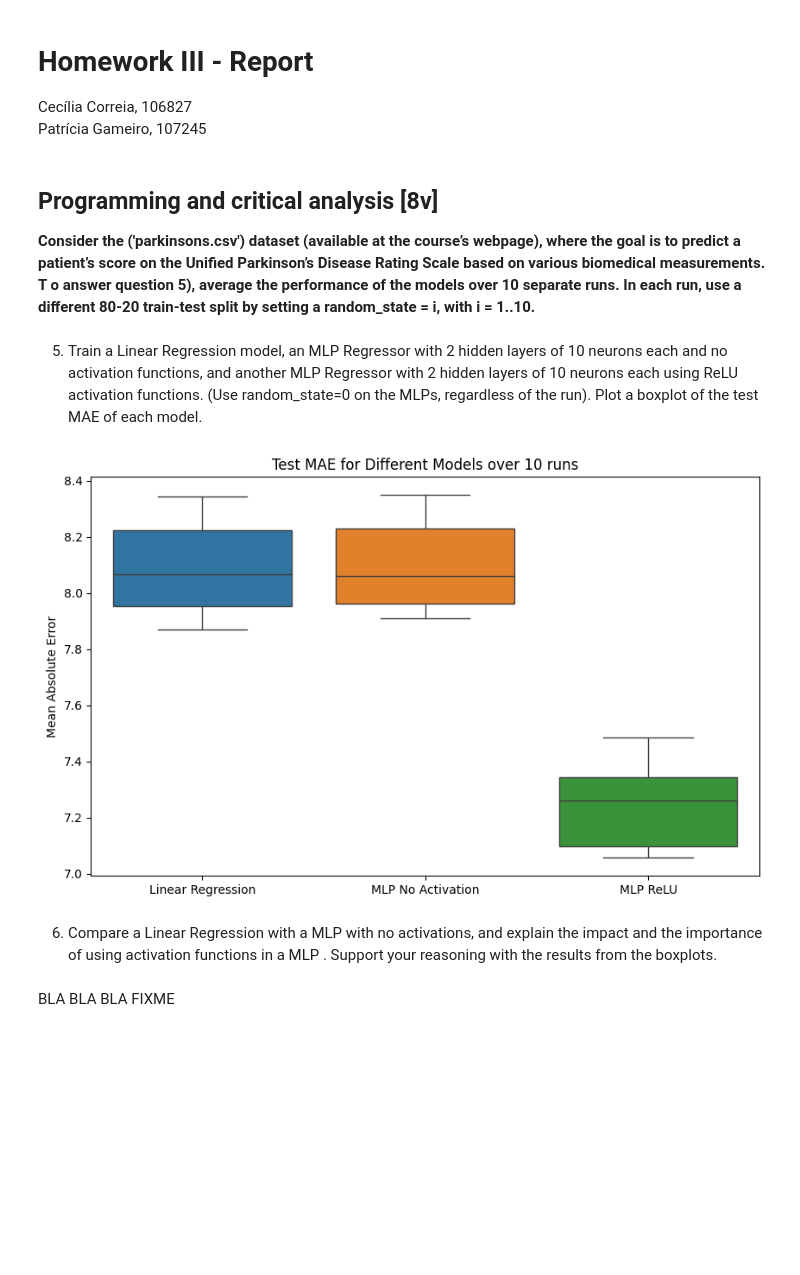
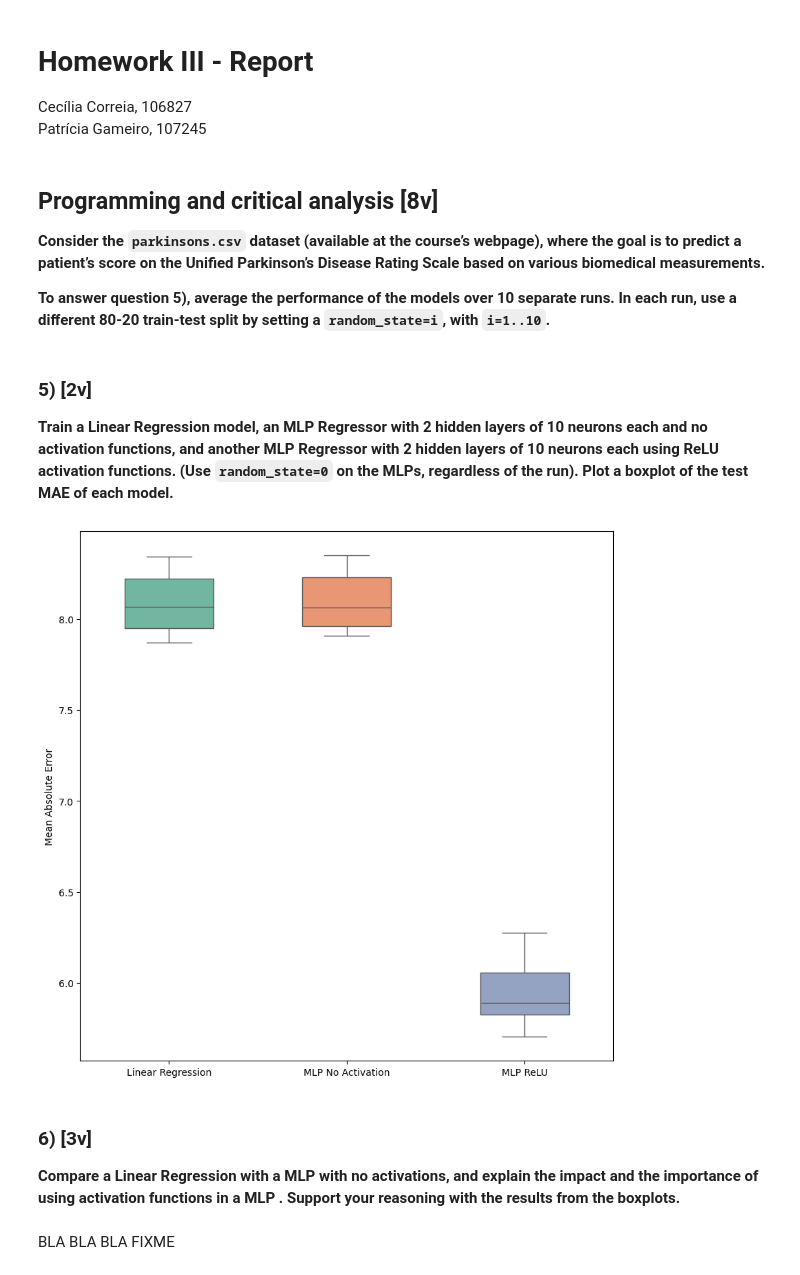
Before and after one commit to patriciagam/Apre-Homeworks, a Jupyter notebook: hw3.ipynb, the cells around one changed output. Saved outputs shown, nothing was run; the diff lists cells and outputs as text; code cells hidden in the pictures; blank space fills up the shorter version.

```diff
--- a/hw3.ipynb
+++ b/hw3.ipynb
@@ -6,14 +6,16 @@ Cecília Correia, 106827
 # %% [markdown]
 ## Programming and critical analysis [8v]
 
-**Consider the ('parkinsons.csv') dataset (available at the course’s webpage), where the goal is
+**Consider the `parkinsons.csv` dataset (available at the course’s webpage), where the goal is
 to predict a patient’s score on the Unified Parkinson’s Disease Rating Scale based on various
-biomedical measurements.
-T o answer question 5), average the performance of the models over 10 separate runs. In each run, use a diﬀerent 80-20 train-test split by setting a random\_state = i, with i = 1..10.**
+biomedical measurements.**
+
+**To answer question 5), average the performance of the models over 10 separate runs. In each run, use a diﬀerent 80-20 train-test split by setting a `random_state=i`, with `i=1..10`.**
 # %% [markdown]
-5) Train a Linear Regression model, an MLP Regressor with 2 hidden layers of 10
+### 5) [2v]
+**Train a Linear Regression model, an MLP Regressor with 2 hidden layers of 10
 neurons each and no activation functions, and another MLP Regressor with 2 hidden
-layers of 10 neurons each using ReLU activation functions. (Use random\_state=0 on the MLPs, regardless of the run). Plot a boxplot of the test MAE of each model.
+layers of 10 neurons each using ReLU activation functions. (Use `random_state=0` on the MLPs, regardless of the run). Plot a boxplot of the test MAE of each model.**
 # %%
 import numpy as np
 import pandas as pd
@@ -34,43 +36,41 @@ skf = StratifiedKFold(n_splits = 5, shuffle = True, random_state = 0)
 # %%
 random_seeds = range(1, 11)
 
-results = {'Linear Regression': [], 'MLP No Activation': [], 'MLP ReLU': []}
+results = {"Linear Regression": [], "MLP No Activation": [], "MLP ReLU": []}
 
-for seed in random_seeds:
-    # Train-test split (80-20)
-    X_train, X_test, y_train, y_test = train_test_split(X, y, test_size = 0.2, random_state = seed)
+for i in random_seeds:
+    X_train, X_test, y_train, y_test = train_test_split(X, y, test_size = 0.2, random_state = i)
 
-    # 1. Linear Regression
     lr = LinearRegression()
     lr.fit(X_train, y_train)
     y_pred_lr = lr.predict(X_test)
-    results['Linear Regression'].append(mean_absolute_error(y_test, y_pred_lr))
+    results["Linear Regression"].append(mean_absolute_error(y_test, y_pred_lr))
 
-    # 2. MLP with no activation function
-    mlp_no_act = MLPRegressor(hidden_layer_sizes = (10, 10), activation = 'identity', random_state = 0, max_iter = 100)
+    mlp_no_act = MLPRegressor(hidden_layer_sizes = (10, 10), activation ="identity", random_state = 0)
     mlp_no_act.fit(X_train, y_train)
     y_pred_mlp_no_act = mlp_no_act.predict(X_test)
-    results['MLP No Activation'].append(mean_absolute_error(y_test, y_pred_mlp_no_act))
+    results["MLP No Activation"].append(mean_absolute_error(y_test, y_pred_mlp_no_act))
 
-    # 3. MLP with ReLU activation function
-    mlp_relu = MLPRegressor(hidden_layer_sizes = (10, 10), activation = 'relu', random_state = 0, max_iter = 100)
+    mlp_relu = MLPRegressor(hidden_layer_sizes = (10, 10), activation = "relu", random_state = 0)
     mlp_relu.fit(X_train, y_train)
     y_pred_mlp_relu = mlp_relu.predict(X_test)
-    results['MLP ReLU'].append(mean_absolute_error(y_test, y_pred_mlp_relu))
+    results["MLP ReLU"].append(mean_absolute_error(y_test, y_pred_mlp_relu))
 
 results_df = pd.DataFrame(results)
 
-plt.figure(figsize=(10, 6))
-sns.boxplot(data=results_df)
-plt.title('Test MAE for Different Models over 10 runs')
+plt.figure(figsize = (10, 10))
+
+sns.boxplot(data = results_df, palette = "Set2", width = 0.5)
 plt.ylabel('Mean Absolute Error')
+
 plt.show()
 # %% [output]
-[figure, old version]
+[figure, new version]
 # %% [markdown]
-6. Compare a Linear Regression with a MLP with no activations, and explain the impact
+### 6) [3v]
+**Compare a Linear Regression with a MLP with no activations, and explain the impact
 and the importance of using activation functions in a MLP . Support your reasoning with the
-results from the boxplots.
+results from the boxplots.**
 # %% [markdown]
 BLA BLA BLA FIXME
 # %% [markdown]
```
Also changed, not shown: parts of 5 cells of this notebook.
